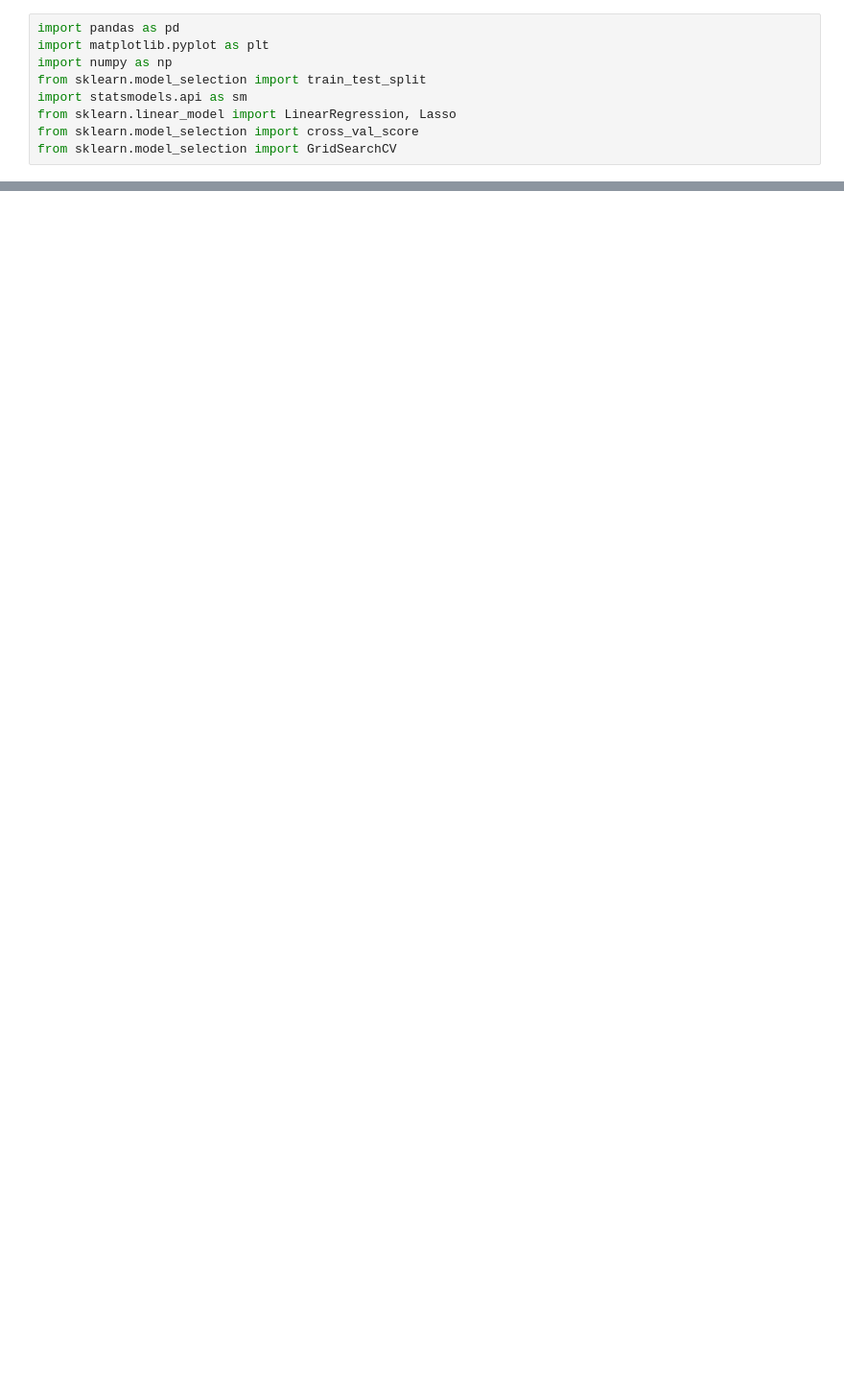
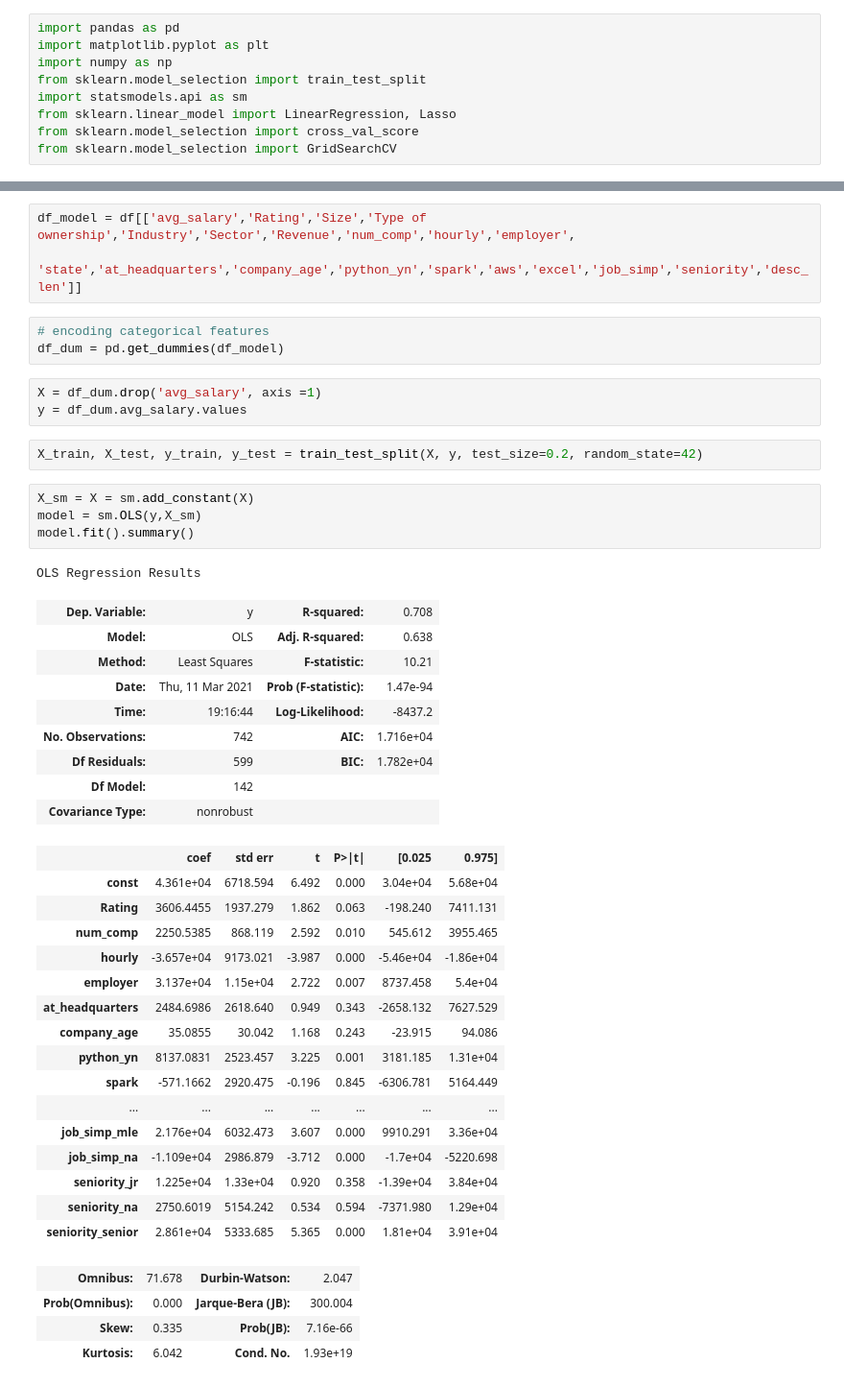
Before and after one commit to paabes/Data-Science, a Jupyter notebook: Glassdoor project/model_development.ipynb, the cells around one changed output, grey strips where cells are left out. Shown: that part at 96% size. Drawn from its saved outputs; the diff is of its cells as text; blank space fills up the shorter version.

Commit message:
storing model

```diff
--- a/Glassdoor project/model_development.ipynb
+++ b/Glassdoor project/model_development.ipynb
@@ -21,0 +32,46 @@ df.head()
+# %%
+df_model = df[['avg_salary','Rating','Size','Type of ownership','Industry','Sector','Revenue','num_comp','hourly','employer',
+             'state','at_headquarters','company_age','python_yn','spark','aws','excel','job_simp','seniority','desc_len']]
+# %%
+# encoding categorical features
+df_dum = pd.get_dummies(df_model)
+# %%
+X = df_dum.drop('avg_salary', axis =1)
+y = df_dum.avg_salary.values
+# %%
+X_train, X_test, y_train, y_test = train_test_split(X, y, test_size=0.2, random_state=42)
+# %%
+X_sm = X = sm.add_constant(X)
+model = sm.OLS(y,X_sm)
+model.fit().summary()
+# %% [output]
+OLS Regression Results
+| Dep. Variable: | y | R-squared: | 0.708 |
+| Model: | OLS | Adj. R-squared: | 0.638 |
+| Method: | Least Squares | F-statistic: | 10.21 |
+| Date: | Thu, 11 Mar 2021 | Prob (F-statistic): | 1.47e-94 |
+| Time: | 19:16:44 | Log-Likelihood: | -8437.2 |
+| No. Observations: | 742 | AIC: | 1.716e+04 |
+| Df Residuals: | 599 | BIC: | 1.782e+04 |
+| Df Model: | 142 |  |  |
+| Covariance Type: | nonrobust |  |  |
+|  | coef | std err | t | P>|t| | [0.025 | 0.975] |
+| const | 4.361e+04 | 6718.594 | 6.492 | 0.000 | 3.04e+04 | 5.68e+04 |
+| Rating | 3606.4455 | 1937.279 | 1.862 | 0.063 | -198.240 | 7411.131 |
+| num_comp | 2250.5385 | 868.119 | 2.592 | 0.010 | 545.612 | 3955.465 |
+| hourly | -3.657e+04 | 9173.021 | -3.987 | 0.000 | -5.46e+04 | -1.86e+04 |
+| employer | 3.137e+04 | 1.15e+04 | 2.722 | 0.007 | 8737.458 | 5.4e+04 |
+| at_headquarters | 2484.6986 | 2618.640 | 0.949 | 0.343 | -2658.132 | 7627.529 |
+| company_age | 35.0855 | 30.042 | 1.168 | 0.243 | -23.915 | 94.086 |
+| python_yn | 8137.0831 | 2523.457 | 3.225 | 0.001 | 3181.185 | 1.31e+04 |
+| spark | -571.1662 | 2920.475 | -0.196 | 0.845 | -6306.781 | 5164.449 |
+| ... | ... | ... | ... | ... | ... | ... |
+| job_simp_mle | 2.176e+04 | 6032.473 | 3.607 | 0.000 | 9910.291 | 3.36e+04 |
+| job_simp_na | -1.109e+04 | 2986.879 | -3.712 | 0.000 | -1.7e+04 | -5220.698 |
+| seniority_jr | 1.225e+04 | 1.33e+04 | 0.920 | 0.358 | -1.39e+04 | 3.84e+04 |
+| seniority_na | 2750.6019 | 5154.242 | 0.534 | 0.594 | -7371.980 | 1.29e+04 |
+| seniority_senior | 2.861e+04 | 5333.685 | 5.365 | 0.000 | 1.81e+04 | 3.91e+04 |
+| Omnibus: | 71.678 | Durbin-Watson: | 2.047 |
+| Prob(Omnibus): | 0.000 | Jarque-Bera (JB): | 300.004 |
+| Skew: | 0.335 | Prob(JB): | 7.16e-66 |
+| Kurtosis: | 6.042 | Cond. No. | 1.93e+19 |
```
Also changed, not shown: parts of 21 cells of this notebook, 10 other files.
